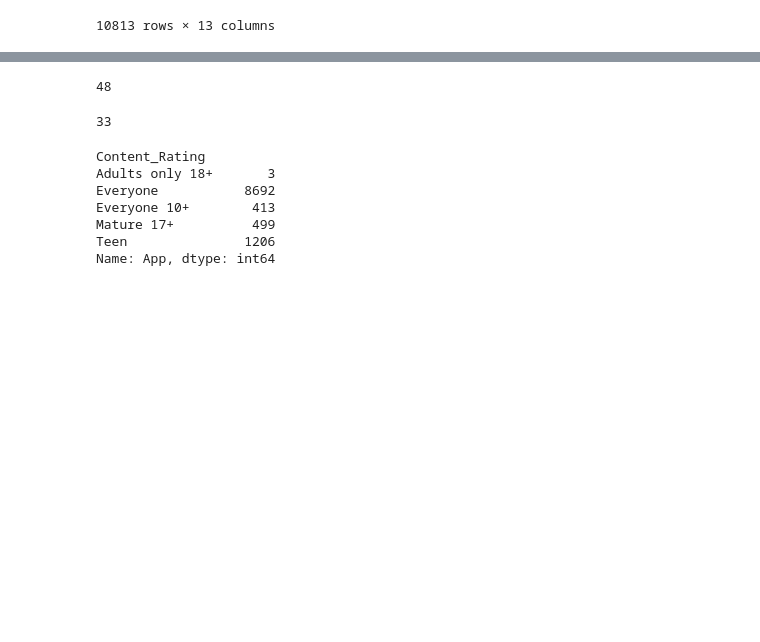
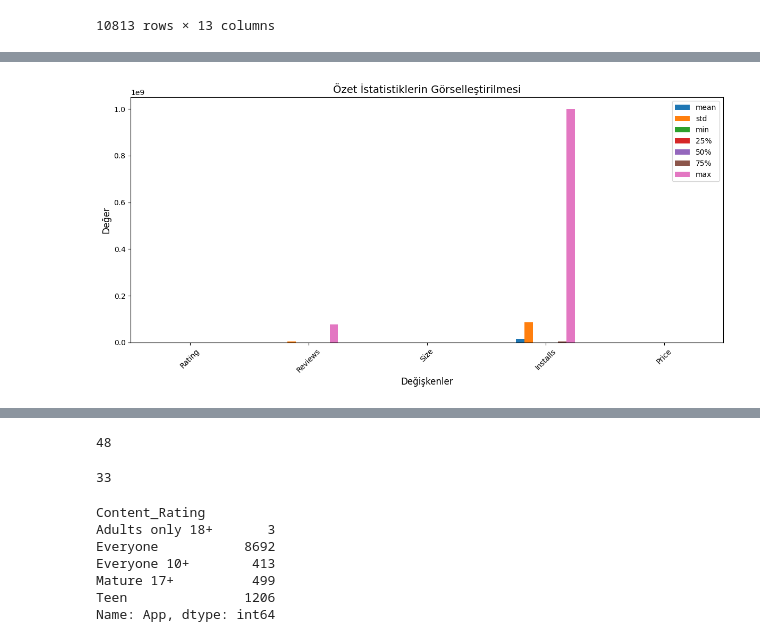
Before and after one commit to Melfo03/Google_Play_Store-Analysis-Project, a Jupyter notebook: exploratory_data_analysis .ipynb, the cells around one changed output, grey strips where cells are left out. Saved outputs shown, nothing was run; the diff lists cells and outputs as text; code cells hidden in the pictures; blank space fills up the shorter version.

```diff
--- a/exploratory_data_analysis .ipynb
+++ b/exploratory_data_analysis .ipynb
@@ -27,0 +62,21 @@ df
+# %%
+# Özet istatistikleri alıyoruz ve transpose (T) ediyoruz
+summary = df.describe().T
+
+# Grafik boyutunu ayarlıyoruz
+plt.figure(figsize=(12, 6))
+
+# Her bir sütun için özet istatistikleri görselleştiriyoruz
+summary[['mean', 'std', 'min', '25%', '50%', '75%', 'max']].plot(kind='bar', ax=plt.gca())
+
+# Başlık ve etiketler ekliyoruz
+plt.title('Özet İstatistiklerin Görselleştirilmesi', fontsize=14)
+plt.ylabel('Değer', fontsize=12)
+plt.xlabel('Değişkenler', fontsize=12)
+
+# Grafiği göster
+plt.xticks(rotation=45)
+plt.tight_layout()
+plt.show()
+# %% [output]
+[figure, added]
```
Also changed, not shown: parts of 26 cells of this notebook.
